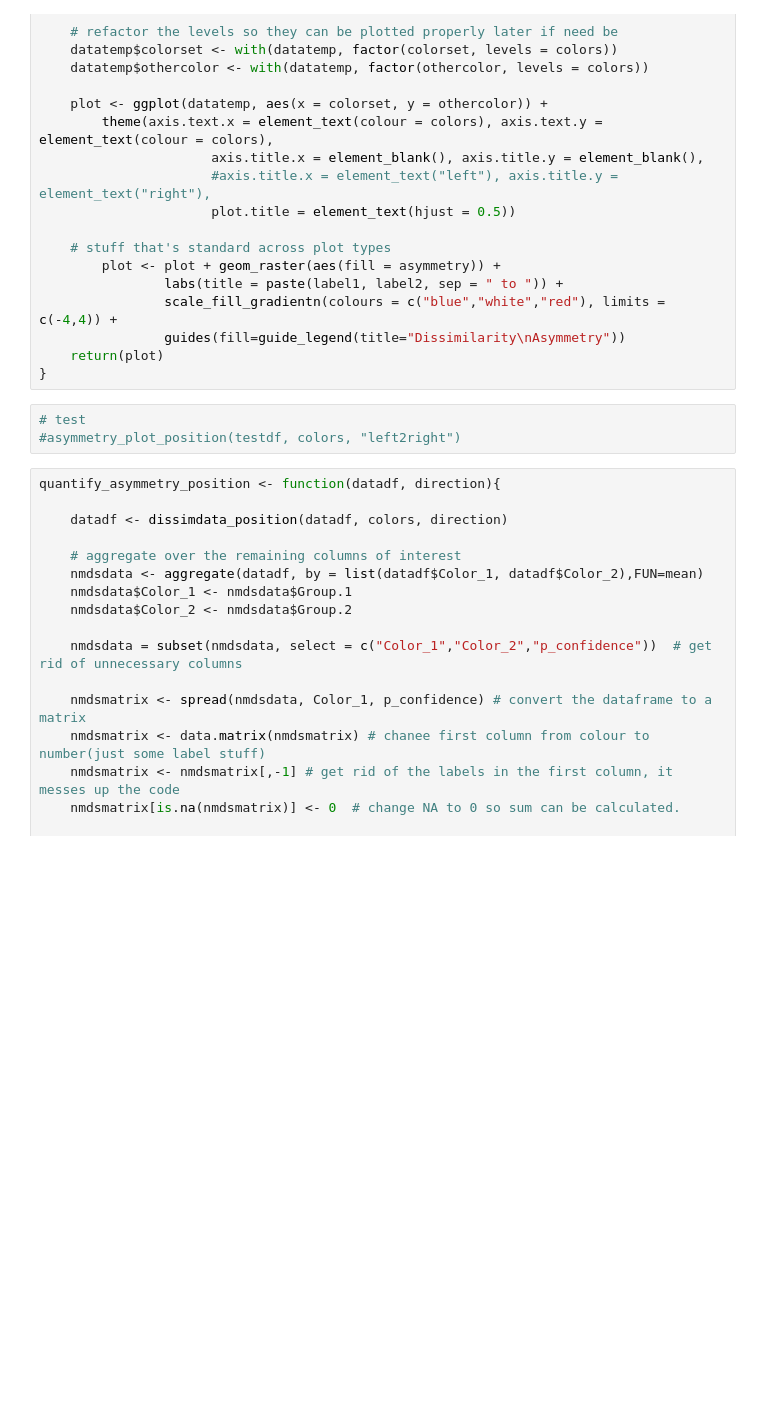
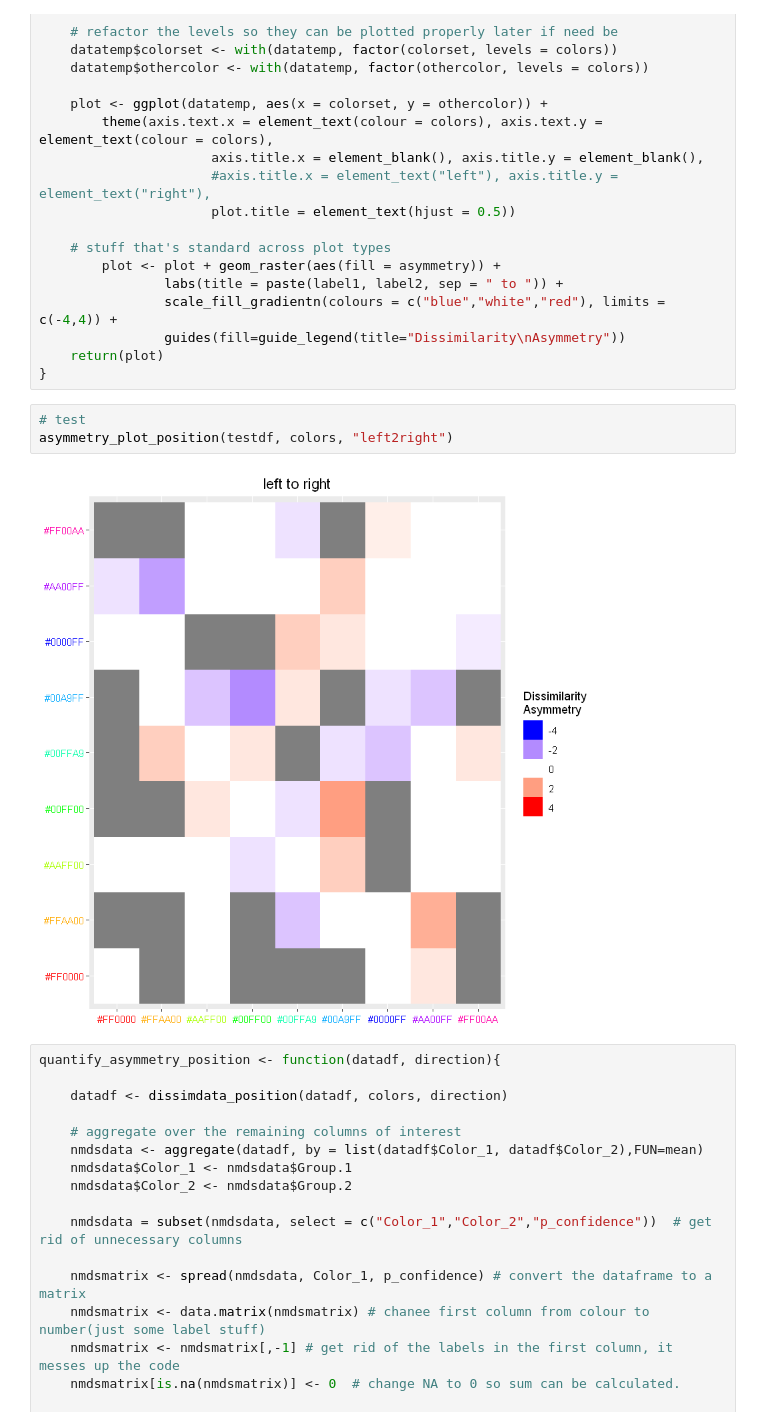
Before and after one commit to Yusuke710/Intern2020WinterProject4, a Jupyter notebook: Fovea vs. Periphery Color Similarity Pilot Analysis - All Data Analysis-Copy1.ipynb, the cells around one changed output. Cells and saved outputs as stored; diff of their text form; blank space fills up the shorter version.

```diff
--- a/Fovea vs. Periphery Color Similarity Pilot Analysis - All Data Analysis-Copy1.ipynb
+++ b/Fovea vs. Periphery Color Similarity Pilot Analysis - All Data Analysis-Copy1.ipynb
@@ -942,7 +972,9 @@ asymmetry_plot_position <- function(datadf, colors, direction){
 }
 # %%
 # test
-#asymmetry_plot_position(testdf, colors, "left2right")
+asymmetry_plot_position(testdf, colors, "left2right")
+# %% [output]
+[figure, added]
 # %%
 quantify_asymmetry_position <- function(datadf, direction){
 
```
Also changed, not shown: parts of 23 cells of this notebook.
